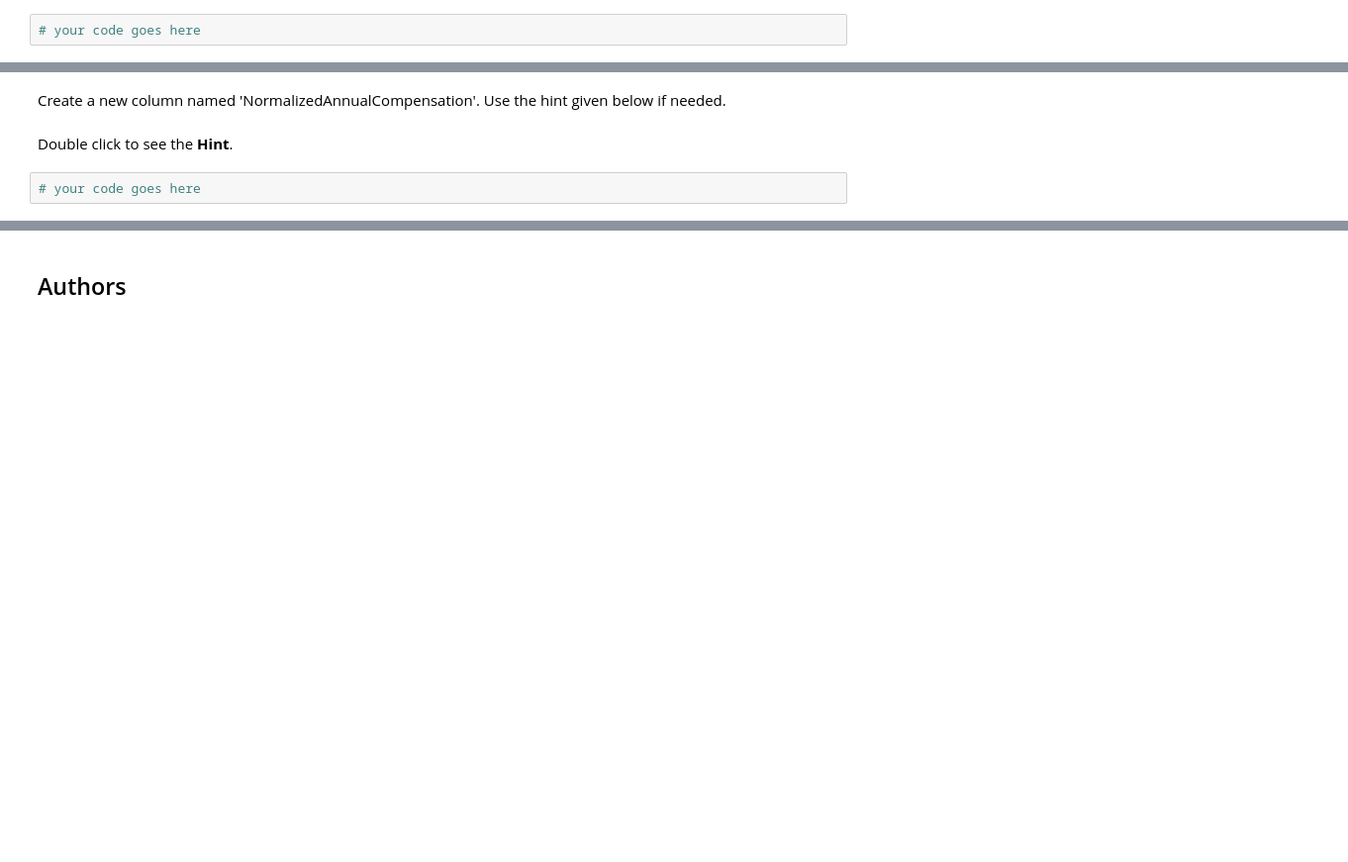
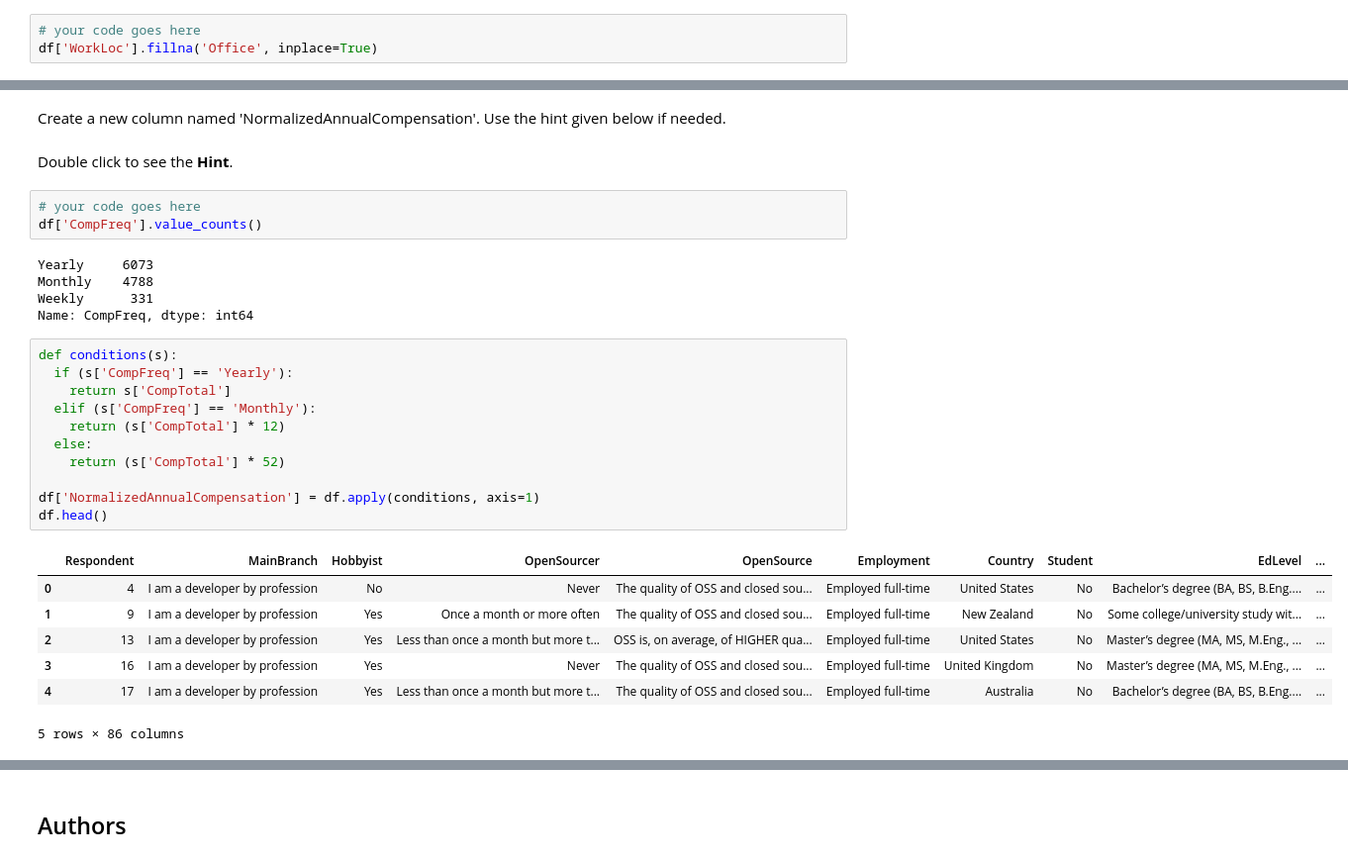
Before and after one commit to Gunjit2023/Data-Analyst, a Jupyter notebook: M2DataWrangling_lab.ipynb, the cells around one changed output, grey strips where cells are left out. Shown: that part at 99% size. Saved outputs shown, nothing was run; the diff lists cells and outputs as text; blank space fills up the shorter version.

```diff
--- a/M2DataWrangling_lab.ipynb
+++ b/M2DataWrangling_lab.ipynb
@@ -154,6 +154,7 @@ df['WorkLoc'].value_counts().idxmax()
 Impute (replace) all the empty rows in the column WorkLoc with the value that you have identified as majority.
 # %%
 # your code goes here
+df['WorkLoc'].fillna('Office', inplace=True)
 # %% [markdown]
 After imputation there should ideally not be any empty rows in the WorkLoc column.
 # %% [markdown]
@@ -196,3 +203,28 @@ If the CompFreq is Weekly then multiply the value in CompTotal with 52 (weeks in
 -->
 # %%
 # your code goes here
+df['CompFreq'].value_counts()
+# %% [output]
+Yearly     6073
+Monthly    4788
+Weekly      331
+Name: CompFreq, dtype: int64
+# %%
+def conditions(s):
+  if (s['CompFreq'] == 'Yearly'):
+    return s['CompTotal']
+  elif (s['CompFreq'] == 'Monthly'):
+    return (s['CompTotal'] * 12)
+  else:
+    return (s['CompTotal'] * 52)
+
+df['NormalizedAnnualCompensation'] = df.apply(conditions, axis=1)
+df.head()
+# %% [output]
+|  | Respondent | MainBranch | Hobbyist | OpenSourcer | OpenSource | Employment | Country | Student | EdLevel | ... |
+| 0 | 4 | I am a developer by profession | No | Never | The quality of OSS and closed sou... | Employed full-time | United States | No | Bachelor’s degree (BA, BS, B.Eng.... | ... |
+| 1 | 9 | I am a developer by profession | Yes | Once a month or more often | The quality of OSS and closed sou... | Employed full-time | New Zealand | No | Some college/university study wit... | ... |
+| 2 | 13 | I am a developer by profession | Yes | Less than once a month but more t... | OSS is, on average, of HIGHER qua... | Employed full-time | United States | No | Master’s degree (MA, MS, M.Eng., ... | ... |
+| 3 | 16 | I am a developer by profession | Yes | Never | The quality of OSS and closed sou... | Employed full-time | United Kingdom | No | Master’s degree (MA, MS, M.Eng., ... | ... |
+| 4 | 17 | I am a developer by profession | Yes | Less than once a month but more t... | The quality of OSS and closed sou... | Employed full-time | Australia | No | Bachelor’s degree (BA, BS, B.Eng.... | ... |
+5 rows × 86 columns
```
Also changed, not shown: parts of 4 cells of this notebook.
